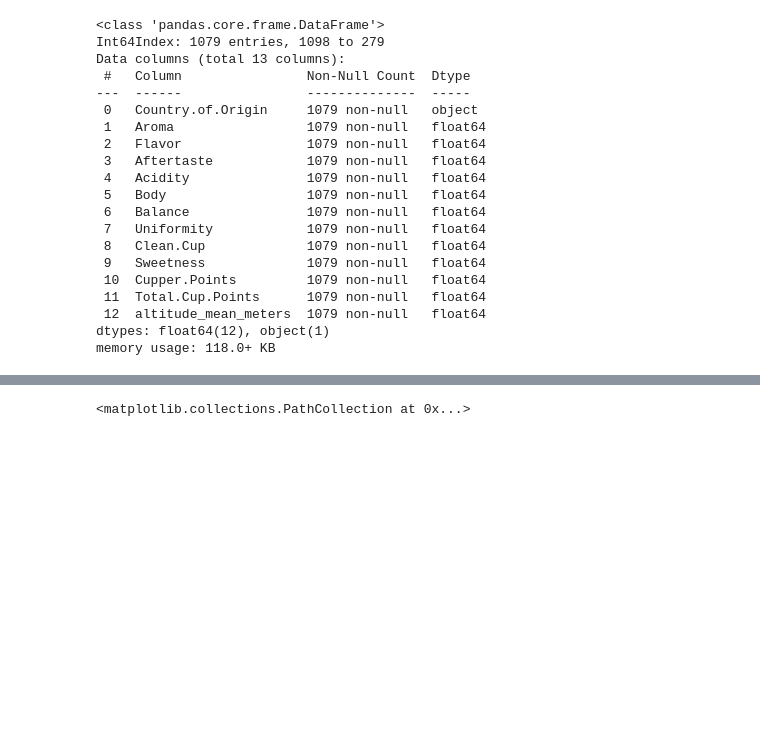
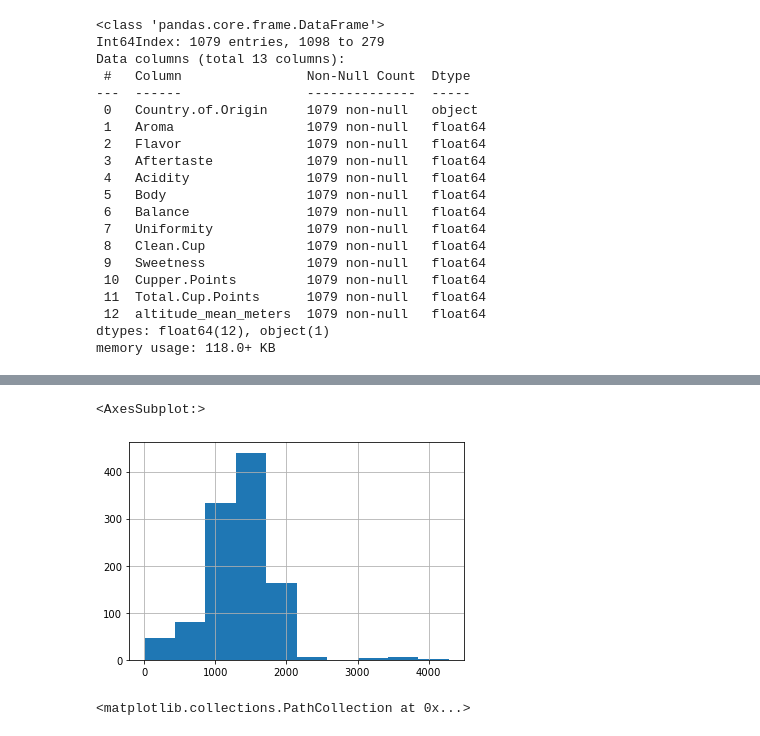
Before and after one commit to thejoshchow/coffee-arabica, a Jupyter notebook: coffee.ipynb, the cells around one changed output, grey strips where cells are left out. Saved outputs shown, nothing was run; the diff lists cells and outputs as text; code cells hidden in the pictures; blank space fills up the shorter version.

```diff
--- a/coffee.ipynb
+++ b/coffee.ipynb
@@ -371,3 +348,8 @@ memory usage: 118.0+ KB
+# %%
+altitudes_corrected['altitude_mean_meters'].hist()
+# %% [output]
+<AxesSubplot:>
+[figure, added]
 # %%
 fig, ax = plt.subplots()
 ax.scatter(y=altitudes_corrected['altitude_mean_meters'], x=altitudes_corrected['Total.Cup.Points'], alpha=.2)
```
Also changed, not shown: parts of 34 cells of this notebook.
